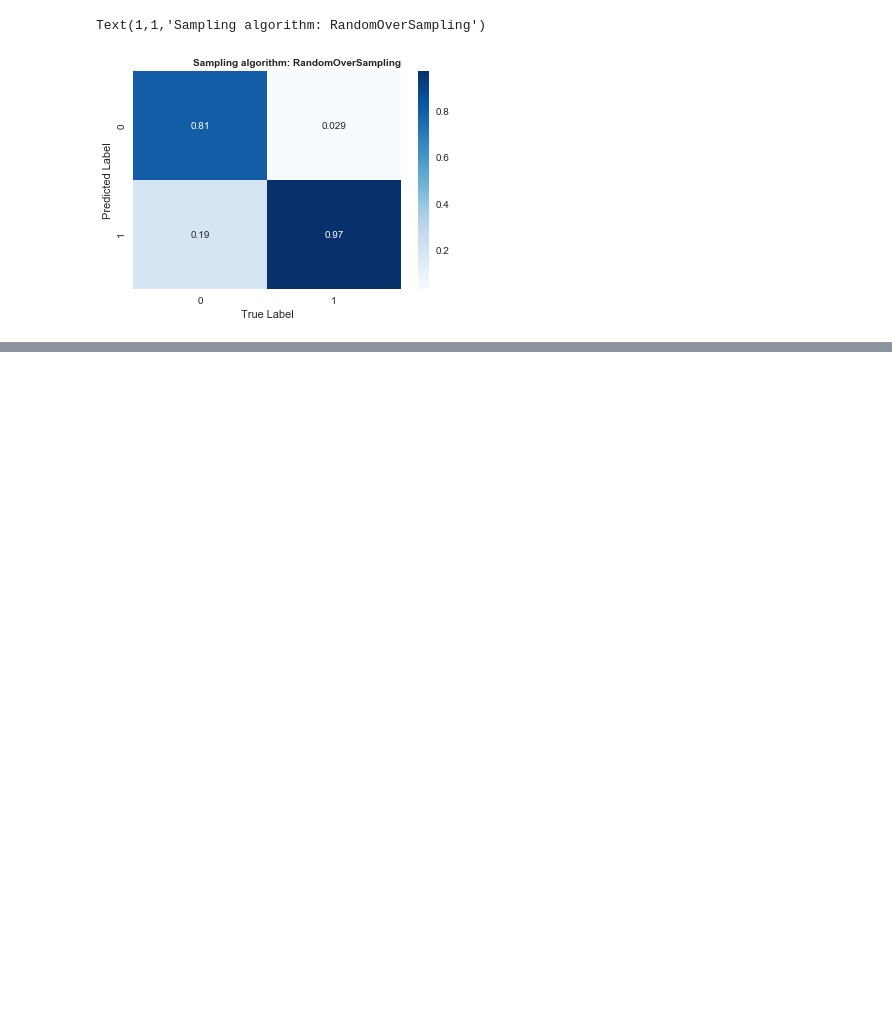
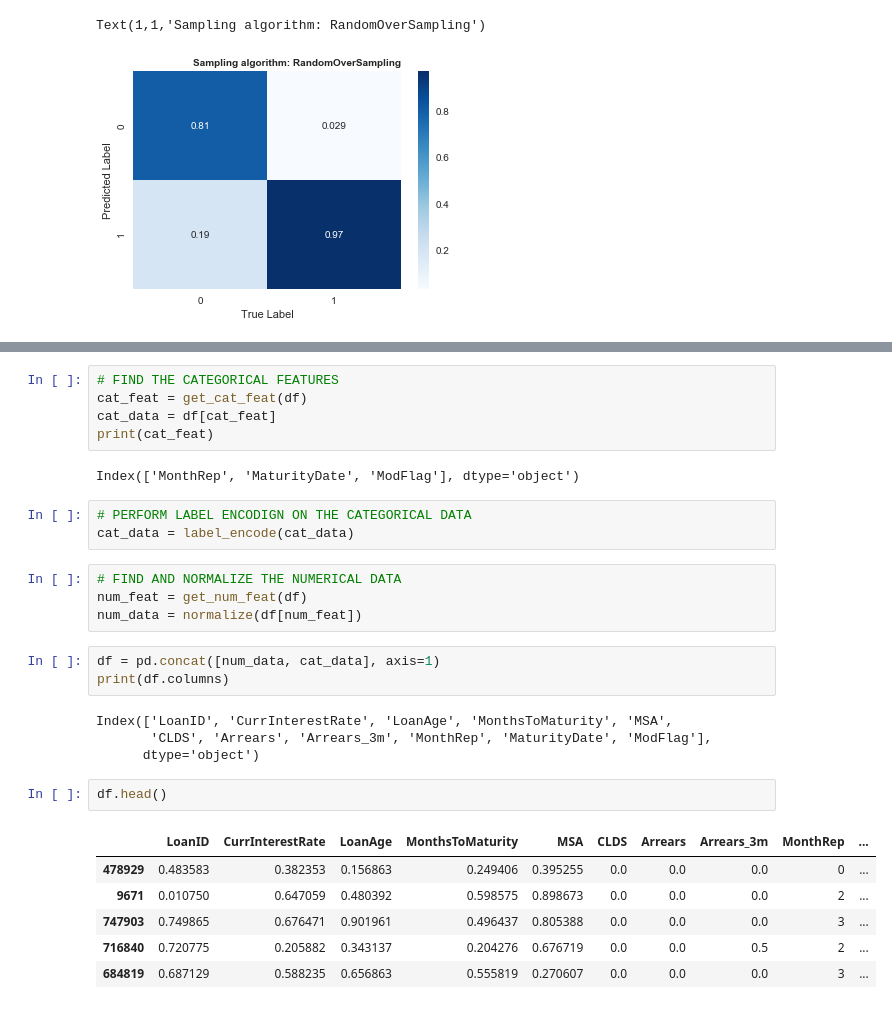
Before and after one commit to EY-BE-FSO-AI/ML4Credit, a Jupyter notebook: PD/notebooks/XGBoost Classifier.ipynb, the cells around one changed output, grey strips where cells are left out. Drawn from its saved outputs; the diff is of its cells as text; blank space fills up the shorter version.

```diff
--- a/PD/notebooks/XGBoost Classifier.ipynb
+++ b/PD/notebooks/XGBoost Classifier.ipynb
@@ -395,0 +404,30 @@ Text(1,1,'Sampling algorithm: RandomOverSampling')
+# %%
+# FIND THE CATEGORICAL FEATURES
+cat_feat = get_cat_feat(df)
+cat_data = df[cat_feat]
+print(cat_feat)
+# %% [output]
+Index(['MonthRep', 'MaturityDate', 'ModFlag'], dtype='object')
+# %%
+# PERFORM LABEL ENCODIGN ON THE CATEGORICAL DATA
+cat_data = label_encode(cat_data)
+# %%
+# FIND AND NORMALIZE THE NUMERICAL DATA
+num_feat = get_num_feat(df)
+num_data = normalize(df[num_feat])
+# %%
+df = pd.concat([num_data, cat_data], axis=1)
+print(df.columns)
+# %% [output]
+Index(['LoanID', 'CurrInterestRate', 'LoanAge', 'MonthsToMaturity', 'MSA',
+       'CLDS', 'Arrears', 'Arrears_3m', 'MonthRep', 'MaturityDate', 'ModFlag'],
+      dtype='object')
+# %%
+df.head()
+# %% [output]
+|  | LoanID | CurrInterestRate | LoanAge | MonthsToMaturity | MSA | CLDS | Arrears | Arrears_3m | MonthRep | ... |
+| 478929 | 0.483583 | 0.382353 | 0.156863 | 0.249406 | 0.395255 | 0.0 | 0.0 | 0.0 | 0 | ... |
+| 9671 | 0.010750 | 0.647059 | 0.480392 | 0.598575 | 0.898673 | 0.0 | 0.0 | 0.0 | 2 | ... |
+| 747903 | 0.749865 | 0.676471 | 0.901961 | 0.496437 | 0.805388 | 0.0 | 0.0 | 0.0 | 3 | ... |
+| 716840 | 0.720775 | 0.205882 | 0.343137 | 0.204276 | 0.676719 | 0.0 | 0.0 | 0.5 | 2 | ... |
+| 684819 | 0.687129 | 0.588235 | 0.656863 | 0.555819 | 0.270607 | 0.0 | 0.0 | 0.0 | 3 | ... |
```
Also changed, not shown: parts of 5 cells of this notebook, 3 other files.
